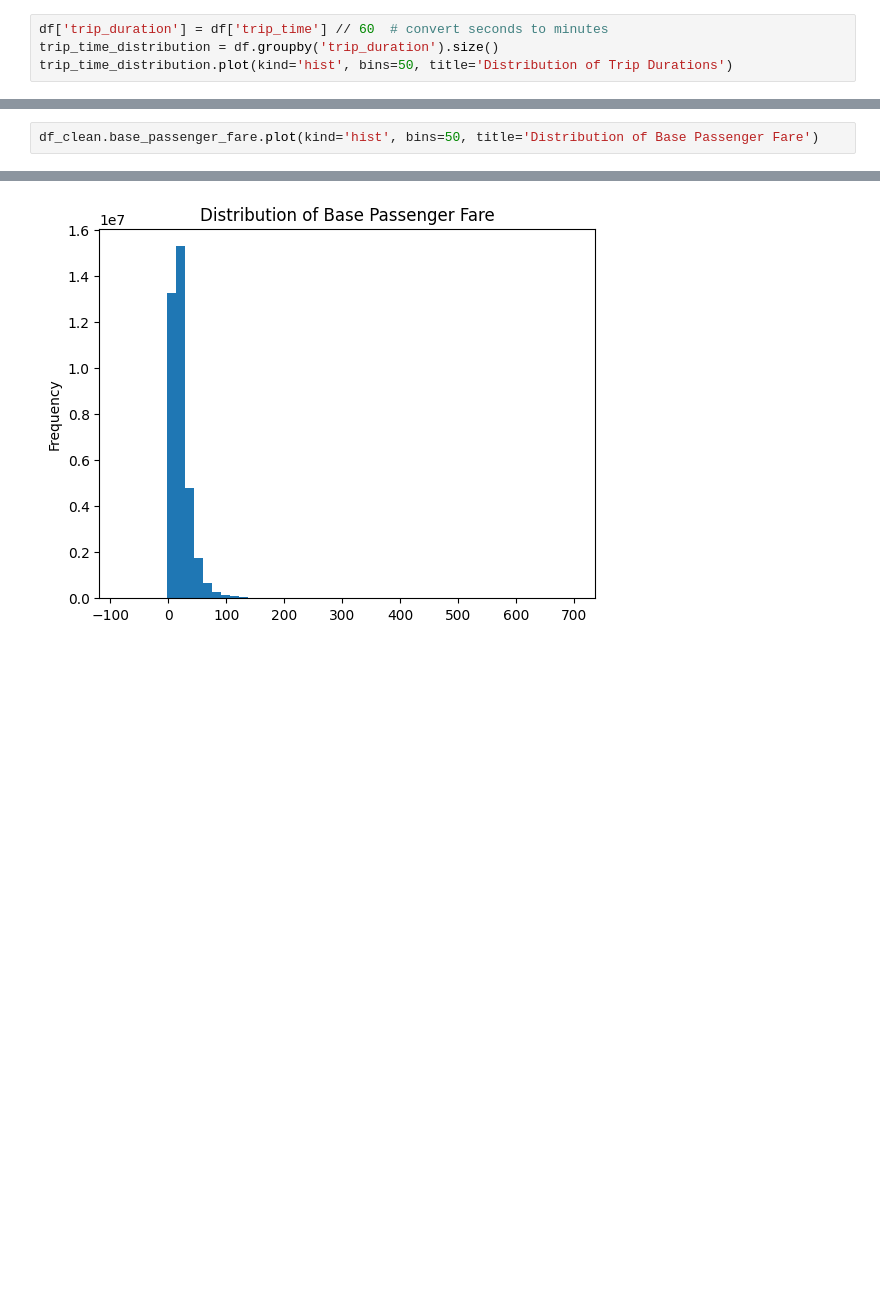
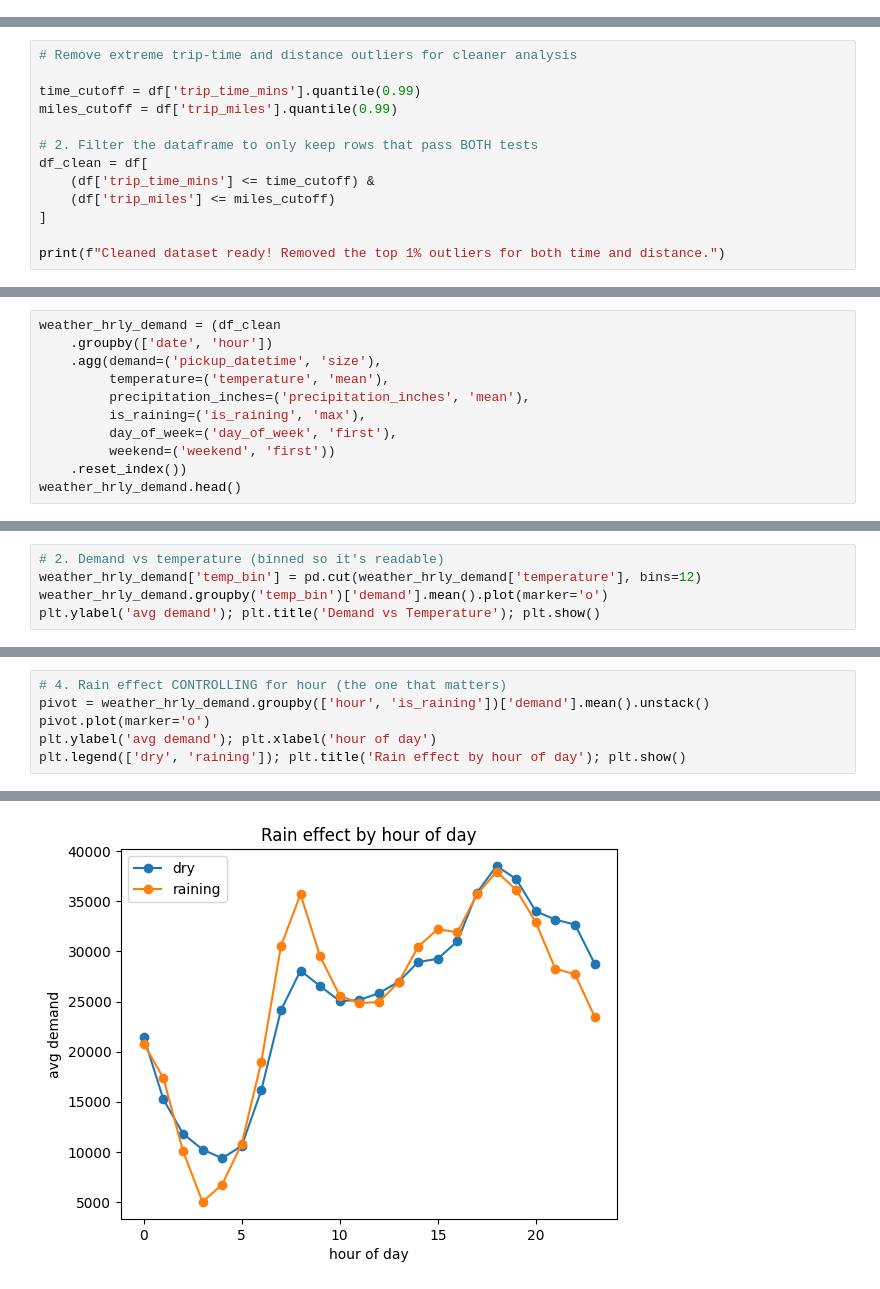
Before and after one commit to suyash07/uber-demand-forecasting, a Jupyter notebook: notebooks/eda.ipynb, the cells around one changed output, grey strips where cells are left out. Drawn from its saved outputs; the diff is of its cells as text; blank space fills up the shorter version.

Commit message:
Prepare Uber demand forecasting project

```diff
--- a/notebooks/eda.ipynb
+++ b/notebooks/eda.ipynb
@@ -188,4 +223,0 @@ df.head(1)  # convert seconds to minutes
-# %%
-df['trip_duration'] = df['trip_time'] // 60  # convert seconds to minutes
-trip_time_distribution = df.groupby('trip_duration').size()
-trip_time_distribution.plot(kind='hist', bins=50, title='Distribution of Trip Durations')
@@ -242,0 +242,13 @@ df_clean['trip_duration'].plot(kind='hist', bins=50)
+# %%
+# Remove extreme trip-time and distance outliers for cleaner analysis
+
+time_cutoff = df['trip_time_mins'].quantile(0.99)
+miles_cutoff = df['trip_miles'].quantile(0.99)
+
+# 2. Filter the dataframe to only keep rows that pass BOTH tests
+df_clean = df[
+    (df['trip_time_mins'] <= time_cutoff) &
+    (df['trip_miles'] <= miles_cutoff)
+]
+
+print(f"Cleaned dataset ready! Removed the top 1% outliers for both time and distance.")
@@ -242,0 +285,11 @@ df_clean['trip_duration'].plot(kind='hist', bins=50)
+# %%
+weather_hrly_demand = (df_clean
+    .groupby(['date', 'hour'])
+    .agg(demand=('pickup_datetime', 'size'),
+         temperature=('temperature', 'mean'),
+         precipitation_inches=('precipitation_inches', 'mean'),
+         is_raining=('is_raining', 'max'),
+         day_of_week=('day_of_week', 'first'),
+         weekend=('weekend', 'first'))
+    .reset_index())
+weather_hrly_demand.head()
@@ -242,0 +303,5 @@ df_clean['trip_duration'].plot(kind='hist', bins=50)
+# %%
+# 2. Demand vs temperature (binned so it's readable)
+weather_hrly_demand['temp_bin'] = pd.cut(weather_hrly_demand['temperature'], bins=12)
+weather_hrly_demand.groupby('temp_bin')['demand'].mean().plot(marker='o')
+plt.ylabel('avg demand'); plt.title('Demand vs Temperature'); plt.show()
@@ -243,3 +320,7 @@ df_clean['trip_duration'].plot(kind='hist', bins=50)
 # %%
-df_clean.base_passenger_fare.plot(kind='hist', bins=50, title='Distribution of Base Passenger Fare')
+# 4. Rain effect CONTROLLING for hour (the one that matters)
+pivot = weather_hrly_demand.groupby(['hour', 'is_raining'])['demand'].mean().unstack()
+pivot.plot(marker='o')
+plt.ylabel('avg demand'); plt.xlabel('hour of day')
+plt.legend(['dry', 'raining']); plt.title('Rain effect by hour of day'); plt.show()
 # %% [output]
@@ -247 +327 @@ df_clean.base_passenger_fare.plot(kind='hist', bins=50, title='Distribution of B
-[figure, old version]
+[figure, new version]
```
Also changed, not shown: parts of 108 cells of this notebook, 18 other files.
